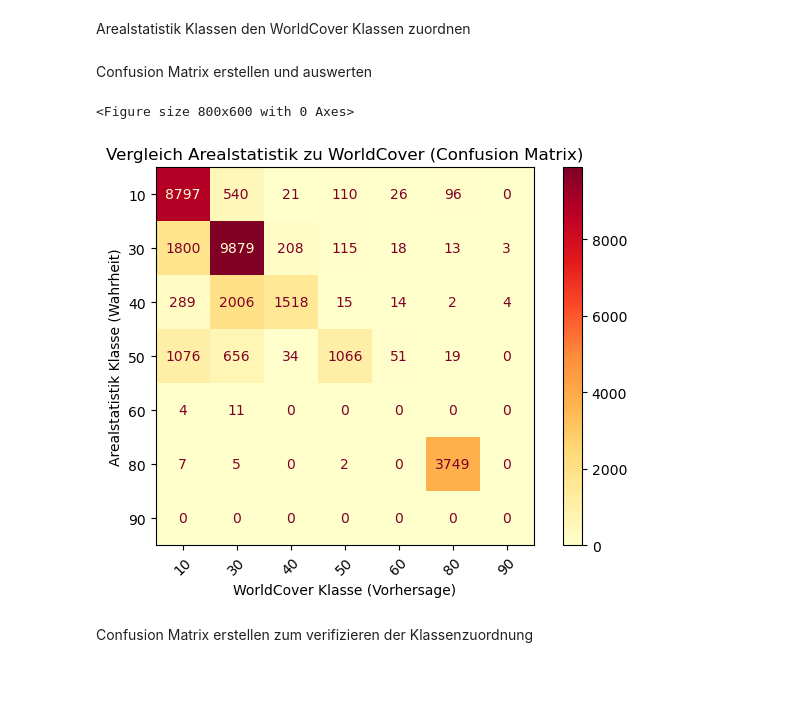
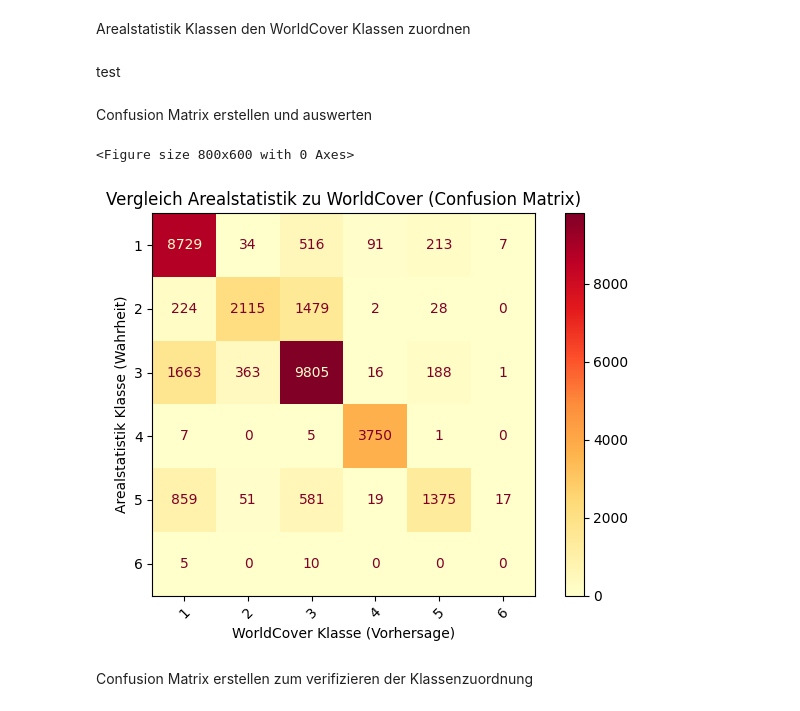
Before and after one commit to JonasHeinz/landcover_analysis, a Jupyter notebook: scripts/analysis/worldcover/explorativ/Vergleichsanalyse_zug_maxarea.ipynb, the cells around one changed output. Cells and saved outputs as stored; diff of their text form; code cells hidden in the pictures; blank space fills up the shorter version.

```diff
--- a/scripts/analysis/worldcover/explorativ/Vergleichsanalyse_zug_maxarea.ipynb
+++ b/scripts/analysis/worldcover/explorativ/Vergleichsanalyse_zug_maxarea.ipynb
@@ -2,9 +2,9 @@
 In diesem Jupyternotebook wird es um einen Vergleich zwischen der Arealstatistik und dem WorldCover 2020 Datensatz gehen.
 # %%
 # Change to your environment variables for PROJ and GDAL to ensure proper functioning of geospatial libraries.
-import os
-os.environ["PROJ_LIB"] = r"C:\Users\alexa\anaconda3\envs\WC\Library\share\proj"
-os.environ["GDAL_DATA"] = r"C:\Users\alexa\anaconda3\envs\WC\Library\share\gdal"
+# import os
+# os.environ["PROJ_LIB"] = r"C:\Users\alexa\anaconda3\envs\WC\Library\share\proj"
+# os.environ["GDAL_DATA"] = r"C:\Users\alexa\anaconda3\envs\WC\Library\share\gdal"
 
 # installieren von openpyxl, matplotlib, seaborn, scikit-learn falls noch nicht vorhanden
 # pip install openpyxl
@@ -15,8 +15,8 @@ os.environ["GDAL_DATA"] = r"C:\Users\alexa\anaconda3\envs\WC\Library\share\gdal"
 
 # define data paths for data files
 DATA_PATH = "../../../../data"
-ANALYSES_PATH = DATA_PATH + "/analysis/worldcover/maxarea"
-PREPROCESSING_PATH = DATA_PATH + "/preprocessing/worldcover/2020"
+ANALYSES_PATH = DATA_PATH + "/analysis/worldcover"
+PREPROCESSING_PATH = DATA_PATH + "/preprocessing/worldcover"
 # %%
 import geopandas as gpd
 from shapely.geometry import box
@@ -185,0 +186,2 @@ polygons.to_file(ANALYSES_PATH+"/arealstatistik_zug_mapped.gpkg", driver="GPKG")
+# %% [markdown]
+test
@@ -188,34 +230,34 @@ Confusion Matrix erstellen und auswerten
 # %%
 import geopandas as gpd
 import pandas as pd
 import matplotlib.pyplot as plt
 from sklearn.metrics import confusion_matrix, ConfusionMatrixDisplay
 
 # GeoDataFrame laden
-df = gpd.read_file(ANALYSES_PATH+"/arealstatistik_zug_mapped.gpkg", driver="GPKG")
+df = gpd.read_file(ANALYSES_PATH+"/arealstatistik_zug_mapped_test.gpkg", driver="GPKG")
 
 # Klassen vergleichen
-y_true = df["AS_auf_WorldCover"]
-y_pred = df["WorldCover_2020_class_1"]
+y_true = df["IPCC_AS_Id"]
+y_pred = df["IPCC_WC_Id"]
 
 # Alle Klassen bestimmen
 labels = sorted(set(y_true).union(set(y_pred)))
 
 # Confusion Matrix erstellen
 cm = confusion_matrix(y_true, y_pred, labels=labels)
 
 # Deutsche Achsen und Matrix anzeigen
 plt.figure(figsize=(8, 6))
 disp = ConfusionMatrixDisplay(confusion_matrix=cm, display_labels=labels)
 disp.plot(cmap="YlOrRd", xticks_rotation=45)
 plt.title("Vergleich Arealstatistik zu WorldCover (Confusion Matrix)")
 plt.xlabel("WorldCover Klasse (Vorhersage)")
 plt.ylabel("Arealstatistik Klasse (Wahrheit)")
 plt.tight_layout()
 plt.show()
 # %% [output]
 <Figure size 800x600 with 0 Axes>
-[figure, old version]
+[figure, new version]
 # %% [markdown]
 Confusion Matrix erstellen zum verifizieren der Klassenzuordnung
 # %%
```
Also changed, not shown: parts of 2 cells of this notebook, 4 other files.
